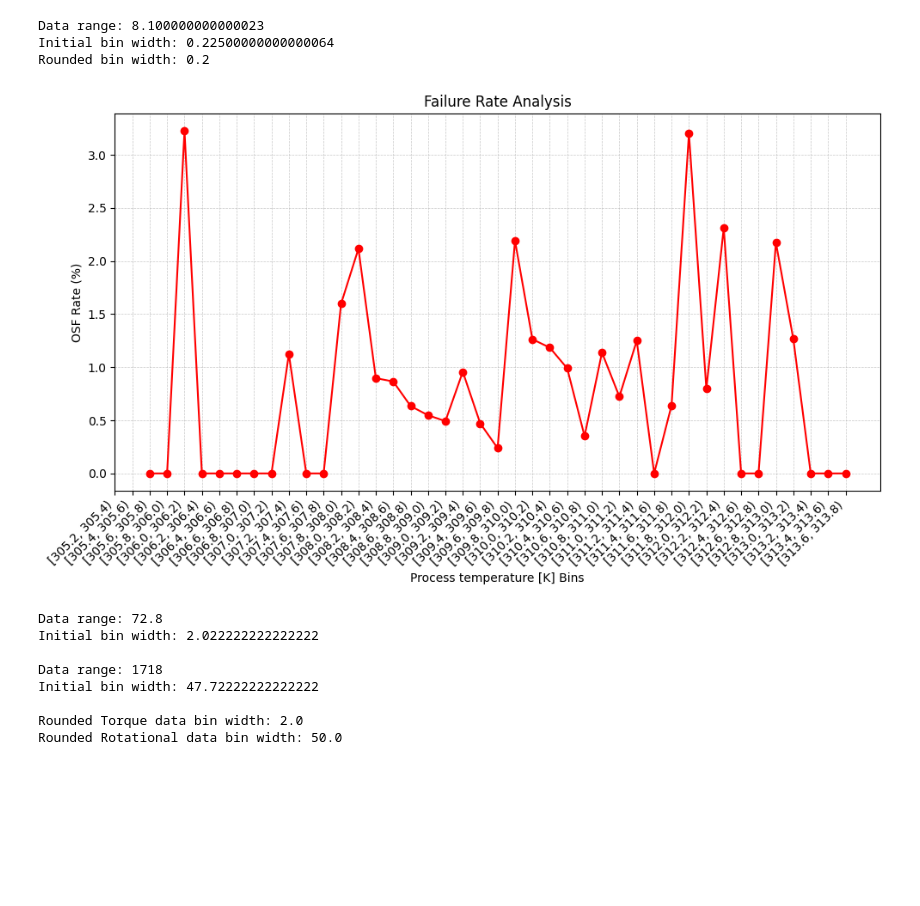
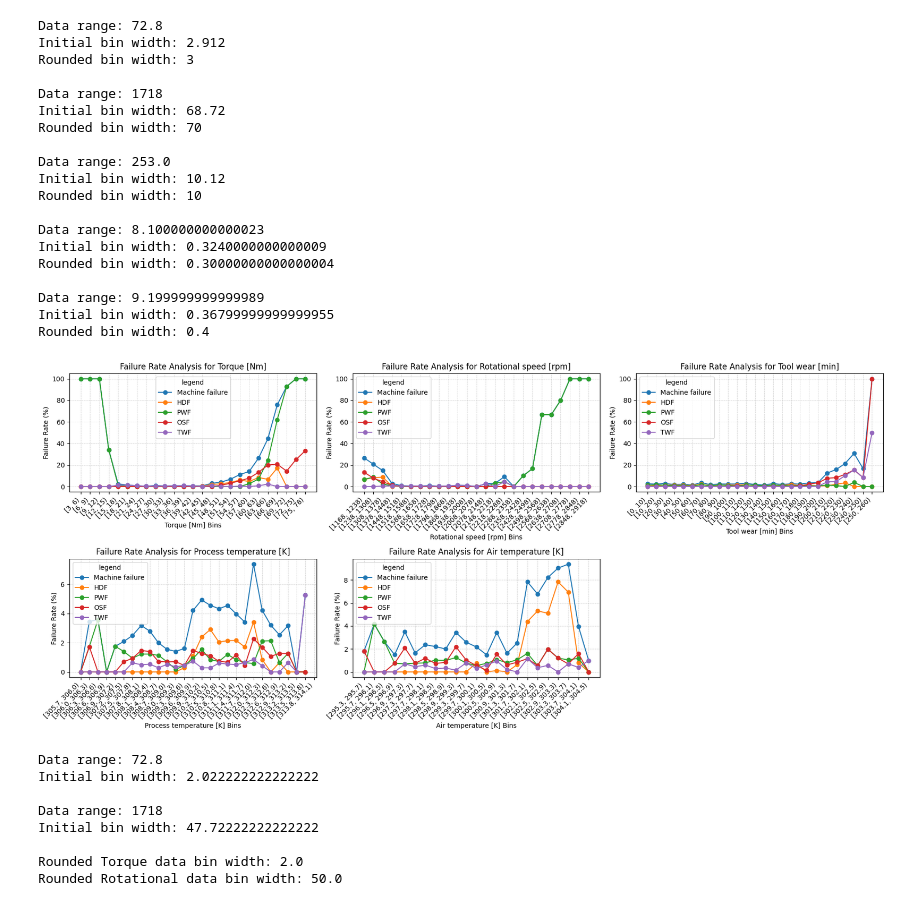
Before and after one commit to luketl98/exploratory-data-analysis---the-manufacturing-process578, a Jupyter notebook: eda_notebook.ipynb, the cells around one changed output. Drawn from its saved outputs; the diff is of its cells as text; code cells hidden in the pictures; blank space fills up the shorter version.

Commit message:
improved failure_rate_anlaysis, extended _create_subplots method, added auto_bin_width & plot_line_chart method

```diff
--- a/eda_notebook.ipynb
+++ b/eda_notebook.ipynb
@@ -185,15 +194,34 @@ class Notebook:
 # %%
-nb = Notebook('pre_transform_data.csv')
+plotter = Plotter('pre_transform_data.csv')
 # %%
 # Assuming Plotter class is instantiated with the data
-columns_to_plot = ['Torque [Nm]', 'Process temperature [K]', 'Rotational speed [rpm]', 'Air temperature [K]', 'Tool wear [min]']
+machine_settings = ['Torque [Nm]', 'Rotational speed [rpm]', 'Tool wear [min]', 'Process temperature [K]', 'Air temperature [K]']
+failure_types = ['Machine failure', 'HDF', 'PWF', 'OSF', 'TWF']
 
-nb.failure_rate_analysis(nb.dataframe, selected_column='Process temperature [K]', target_column='OSF')
+plotter.failure_rate_analysis(plotter.dataframe,
+                              selected_column=machine_settings,
+                              target_column=failure_types)
 # %% [output]
+Data range: 72.8
+Initial bin width: 2.912
+Rounded bin width: 3
+
+Data range: 1718
+Initial bin width: 68.72
+Rounded bin width: 70
+
+Data range: 253.0
+Initial bin width: 10.12
+Rounded bin width: 10
+
 Data range: 8.100000000000023
-Initial bin width: 0.22500000000000064
-Rounded bin width: 0.2
+Initial bin width: 0.3240000000000009
+Rounded bin width: 0.30000000000000004
+
+Data range: 9.199999999999989
+Initial bin width: 0.36799999999999955
+Rounded bin width: 0.4
-[figure, old version]
+[figure, new version]
 # %%
     # General multi-use line plot method
     def plot_line_chart(self, x_values, y_values, title="Line Chart", group_columns=None, x_label=None, y_label=None):
```
Also changed, not shown: parts of 2 cells of this notebook, 1 other file.
